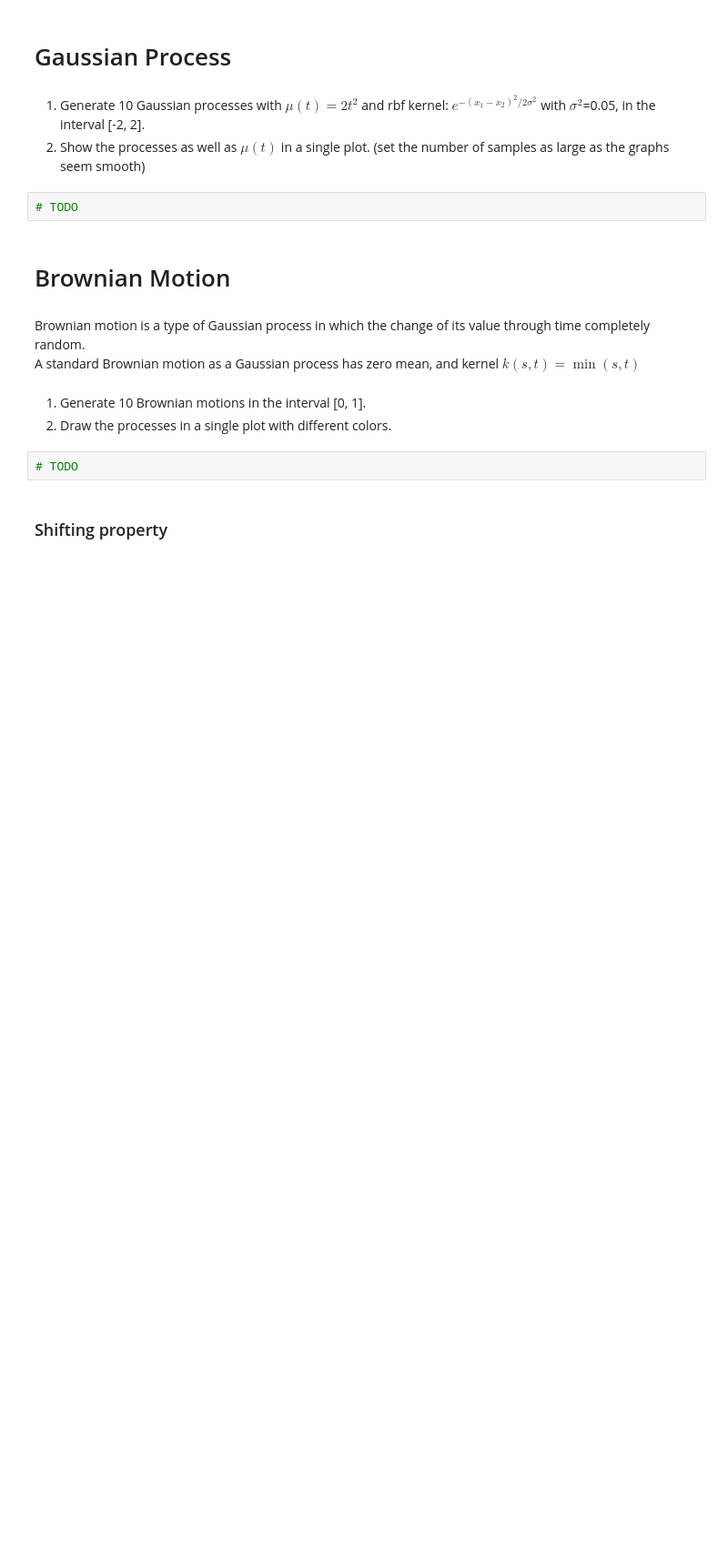
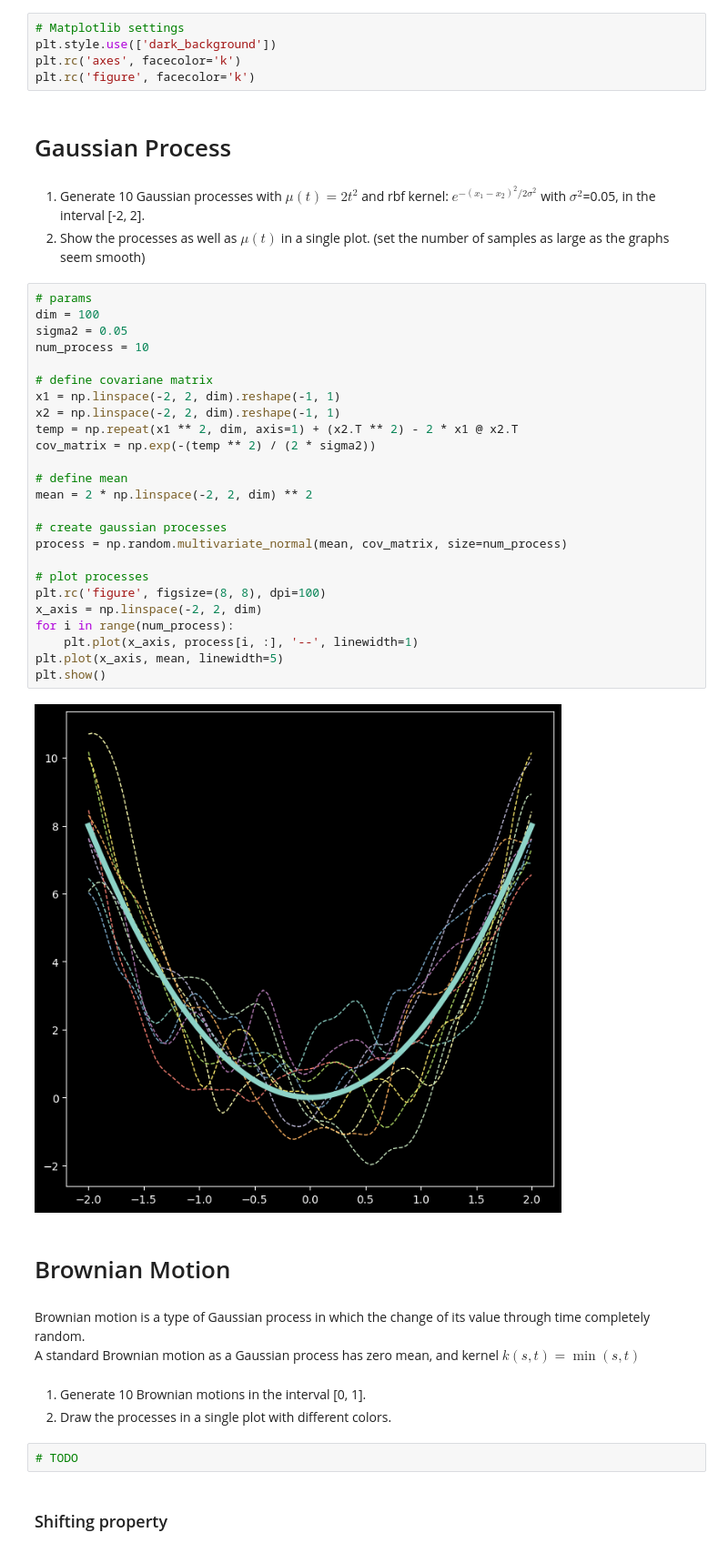
Before and after one commit to mohammadmozafari/stochastic-processes, a Jupyter notebook: hw1/Gaussian Process.ipynb, the cells around one changed output. Shown at 91% size. Cells and saved outputs as stored; diff of their text form; blank space fills up the shorter version.

Commit message:
Create and plot gaussian process with rbf kernel

```diff
--- a/hw1/Gaussian Process.ipynb
+++ b/hw1/Gaussian Process.ipynb
@@ -13,10 +13,40 @@ np.random.seed(11222333)
+# %%
+# Matplotlib settings
+plt.style.use(['dark_background'])
+plt.rc('axes', facecolor='k')
+plt.rc('figure', facecolor='k')
 # %% [markdown]
 # Gaussian Process
 # %% [markdown]
 1. Generate 10 Gaussian processes with $\mu(t)=2t^2$ and rbf kernel: $e^{-(x_1-x_2)^2/{2\sigma^2}}$ with $\sigma^2$=0.05, in the interval [-2, 2].
 2. Show the processes as well as $\mu(t)$ in a single plot. (set the number of samples as large as the graphs seem smooth)
-# %%
-# TODO
+# %%
+# params
+dim = 100
+sigma2 = 0.05
+num_process = 10
+
+# define covariane matrix
+x1 = np.linspace(-2, 2, dim).reshape(-1, 1)
+x2 = np.linspace(-2, 2, dim).reshape(-1, 1)
+temp = np.repeat(x1 ** 2, dim, axis=1) + (x2.T ** 2) - 2 * x1 @ x2.T
+cov_matrix = np.exp(-(temp ** 2) / (2 * sigma2))
+
+# define mean
+mean = 2 * np.linspace(-2, 2, dim) ** 2
+
+# create gaussian processes
+process = np.random.multivariate_normal(mean, cov_matrix, size=num_process)
+
+# plot processes
+plt.rc('figure', figsize=(8, 8), dpi=100)
+x_axis = np.linspace(-2, 2, dim)
+for i in range(num_process):
+    plt.plot(x_axis, process[i, :], '--', linewidth=1)
+plt.plot(x_axis, mean, linewidth=5)
+plt.show()
+# %% [output]
+[figure, added]
 # %% [markdown]
 # Brownian Motion
 # %% [markdown]
```
Also changed, not shown: parts of 1 cell of this notebook.
